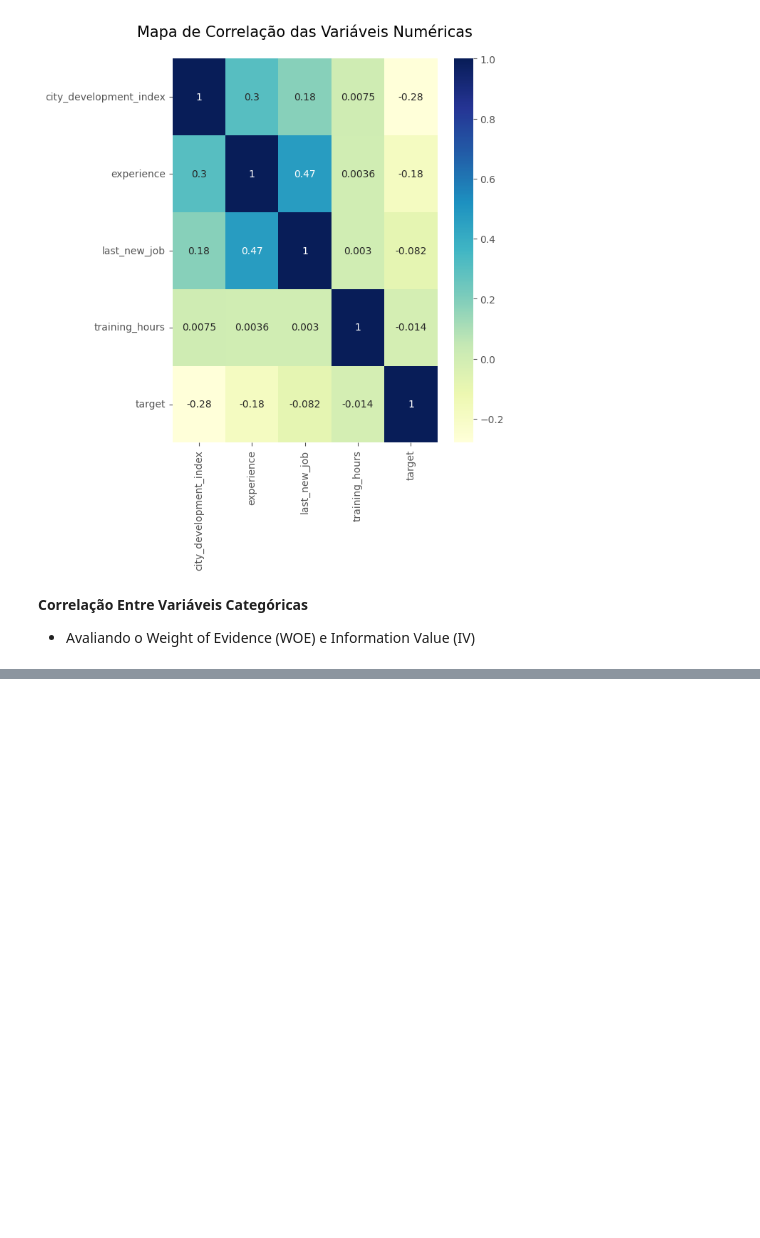
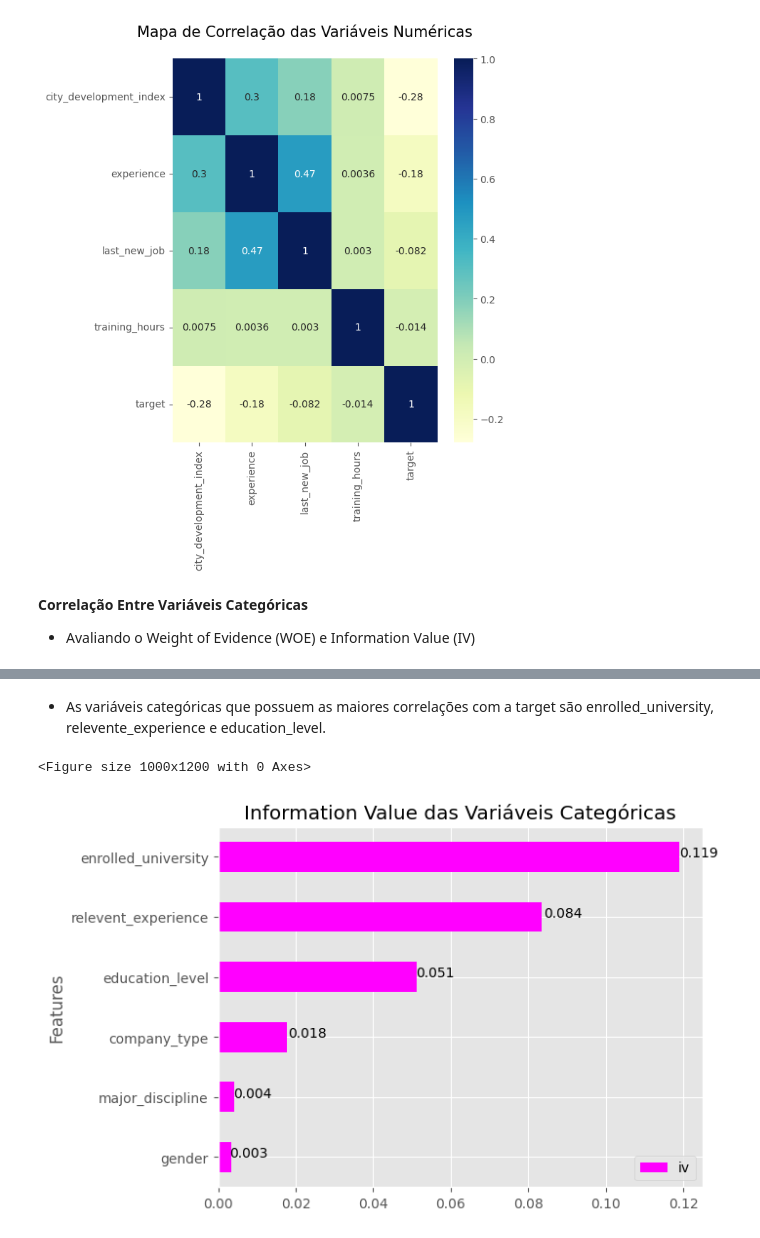
Before and after one commit to Blf100/Analise-de-Dados-RH, a Jupyter notebook: Análise_de_Dados_RH.ipynb, the cells around one changed output, grey strips where cells are left out. Cells and saved outputs as stored; diff of their text form; code cells hidden in the pictures; blank space fills up the shorter version.

Commit message:
Avaliando a correlação entre as variáveis categóricas

```diff
--- a/Análise_de_Dados_RH.ipynb
+++ b/Análise_de_Dados_RH.ipynb
@@ -295,0 +304,12 @@ plt.show()
+# %%
+# Criando um loop para calcular
+for i in df.drop(columns=['target',
+                          'enrollee_id',
+                          'city',
+                          'city_development_index',
+                          'training_hours',
+                          'experience',
+                          'last_new_job',
+                          'company_size']).columns:
+  df_woe_iv = (pd.crosstab(df[i], df['target'], normalize='columns')).assign(woe = lambda dfx: np.log(dfx[1] / dfx[0])).assign(iv = lambda dfx: np.sum(dfx['woe'] * (dfx[1] - dfx[0])))
+  print(df_woe_iv, '\n______________________________________________________________________________________________________')
@@ -295,0 +334,39 @@ plt.show()
+# %% [markdown]
+* As variáveis categóricas que possuem as maiores correlações com a target são enrolled_university, relevente_experience e education_level.
+# %%
+# Plot do Information Value
+
+# Variáveis categóricas
+columns_cat = df.drop(columns = ['target',
+                                 'enrollee_id',
+                                 'city',
+                                 'city_development_index',
+                                 'training_hours',
+                                 'experience',
+                                 'last_new_job',
+                                 'company_size']).columns
+
+# Lista para o IV
+iv = []
+
+# Loop
+for i in columns_cat:
+    df_woe_iv = (pd.crosstab(df[i], df['target'], normalize = 'columns')
+                 .assign(woe = lambda dfx: np.log(dfx[1] / dfx[0]))
+                 .assign(iv = lambda dfx: np.sum(dfx['woe']*(dfx[1]-dfx[0]))))
+    iv.append(df_woe_iv['iv'][0])
+
+# Dataframe
+df_iv = pd.DataFrame({'Features':columns_cat,'iv':iv}).set_index('Features').sort_values(by = 'iv')
+
+# Plot
+# Figura
+plt.figure(figsize = (10,12))
+df_iv.plot(kind = 'barh', title = 'Information Value das Variáveis Categóricas', color ='magenta')
+for index, value in enumerate(list(round(df_iv["iv"],3))):
+    plt.text((value), index, str(value))
+plt.legend(loc  = "lower right")
+plt.show()
+# %% [output]
+<Figure size 1000x1200 with 0 Axes>
+[figure, added]
```
Also changed, not shown: parts of 3 cells of this notebook.
